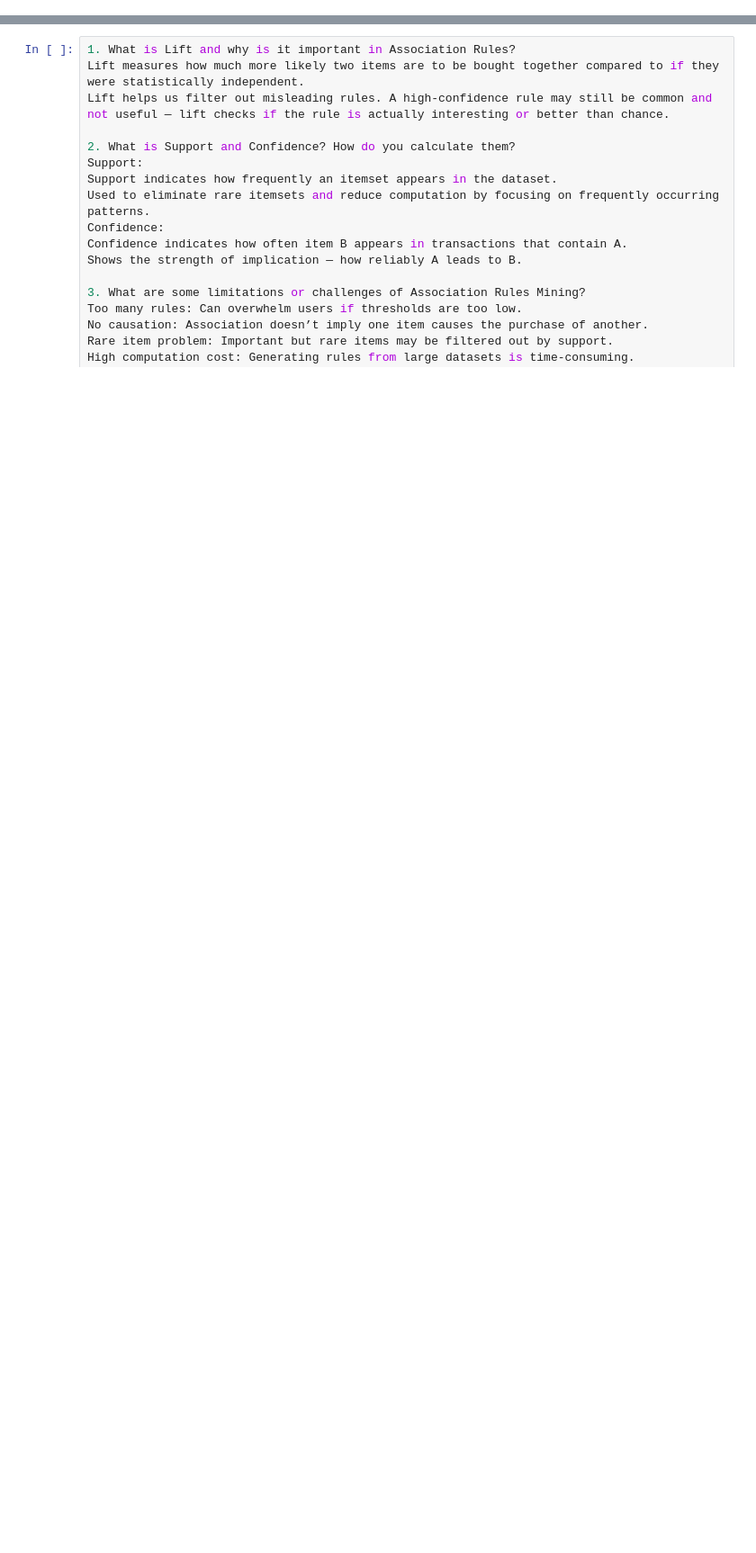
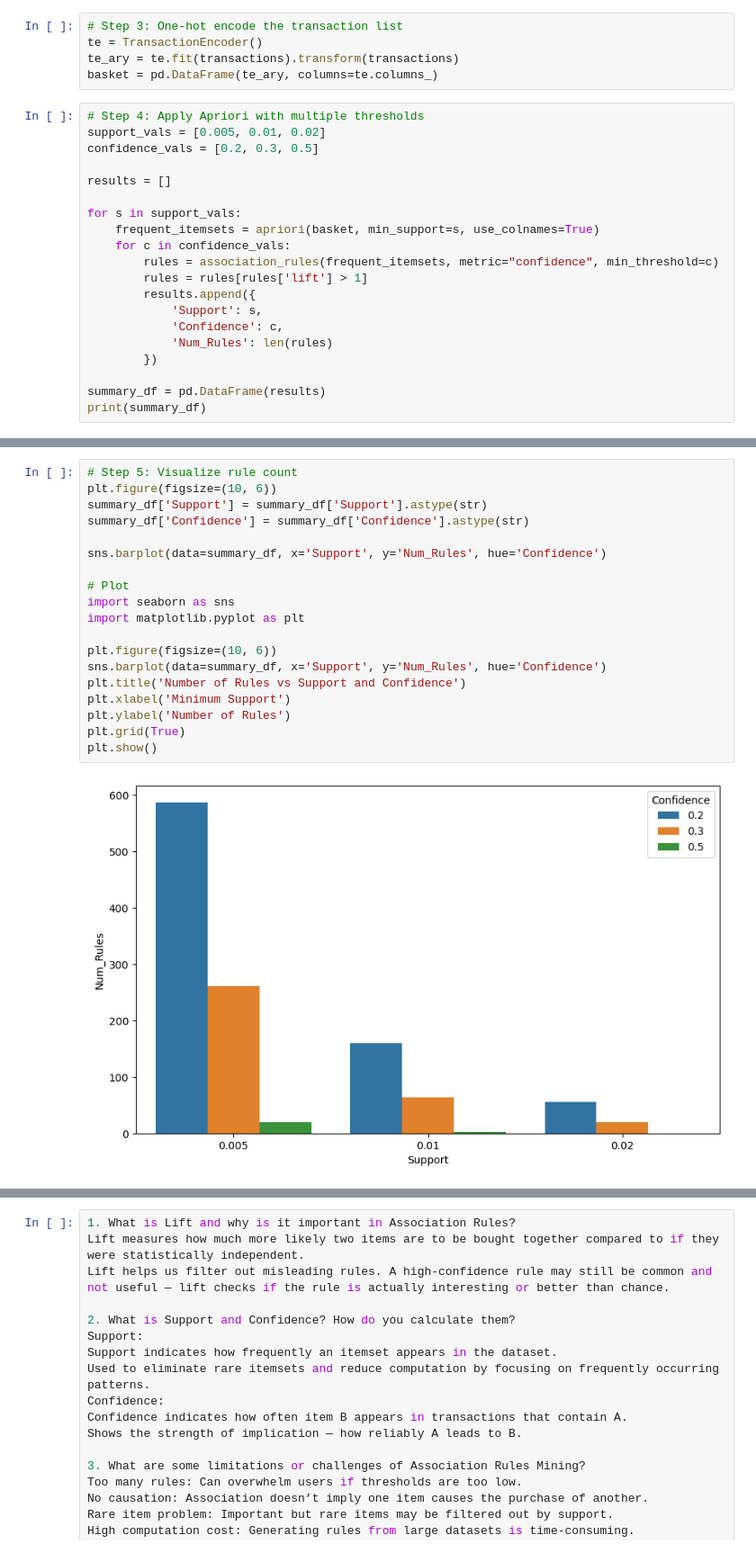
Before and after one commit to Ujjawal-AI/DataScience-Assignment, a Jupyter notebook: AssociationRules_Assignment.ipynb, the cells around one changed output, grey strips where cells are left out. Shown: that part at 90% size. Cells and saved outputs as stored; diff of their text form; blank space fills up the shorter version.

```diff
--- a/AssociationRules_Assignment.ipynb
+++ b/AssociationRules_Assignment.ipynb
@@ -44,0 +35,25 @@ filtered_rules[['antecedents', 'consequents', 'support', 'confidence', 'lift']]\
+# %%
+# Step 3: One-hot encode the transaction list
+te = TransactionEncoder()
+te_ary = te.fit(transactions).transform(transactions)
+basket = pd.DataFrame(te_ary, columns=te.columns_)
+# %%
+# Step 4: Apply Apriori with multiple thresholds
+support_vals = [0.005, 0.01, 0.02]
+confidence_vals = [0.2, 0.3, 0.5]
+
+results = []
+
+for s in support_vals:
+    frequent_itemsets = apriori(basket, min_support=s, use_colnames=True)
+    for c in confidence_vals:
+        rules = association_rules(frequent_itemsets, metric="confidence", min_threshold=c)
+        rules = rules[rules['lift'] > 1]
+        results.append({
+            'Support': s,
+            'Confidence': c,
+            'Num_Rules': len(rules)
+        })
+
+summary_df = pd.DataFrame(results)
+print(summary_df)
@@ -44,0 +71,21 @@ filtered_rules[['antecedents', 'consequents', 'support', 'confidence', 'lift']]\
+# %%
+# Step 5: Visualize rule count
+plt.figure(figsize=(10, 6))
+summary_df['Support'] = summary_df['Support'].astype(str)
+summary_df['Confidence'] = summary_df['Confidence'].astype(str)
+
+sns.barplot(data=summary_df, x='Support', y='Num_Rules', hue='Confidence')
+
+# Plot
+import seaborn as sns
+import matplotlib.pyplot as plt
+
+plt.figure(figsize=(10, 6))
+sns.barplot(data=summary_df, x='Support', y='Num_Rules', hue='Confidence')
+plt.title('Number of Rules vs Support and Confidence')
+plt.xlabel('Minimum Support')
+plt.ylabel('Number of Rules')
+plt.grid(True)
+plt.show()
+# %% [output]
+[figure, added]
```
Also changed, not shown: parts of 7 cells of this notebook, 6 other files.
